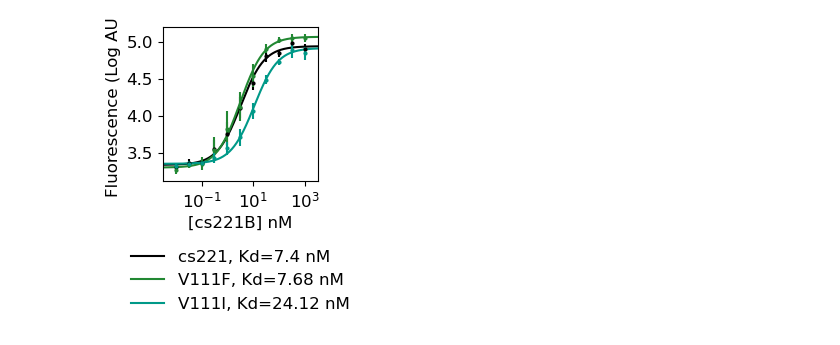
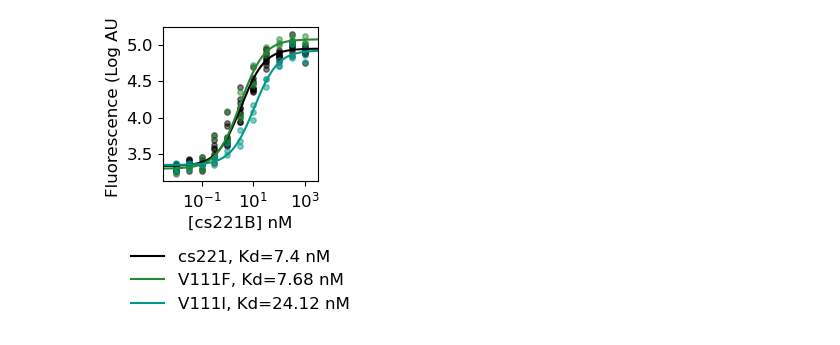
Before and after one commit to scrilly23/hinge_switch_tuning, a Jupyter notebook: fit_curves.ipynb, the cells around one changed output. Drawn from its saved outputs; the diff is of its cells as text; code cells hidden in the pictures.

```diff
--- a/fit_curves.ipynb
+++ b/fit_curves.ipynb
@@ -256,6 +265,9 @@ for variant in ctrl_variants:
 # %%
 ####PLOT NEW VARIANT BINDING CURVES####
 ##NEW V111 ONLY####
+
+plt.figure(figsize=(2,2))
+plot_error = False
 
 file_list = os.listdir(new_variants_indir)
 x_vals_dict = {}
@@ -324,42 +336,51 @@ for variant in new_variants:
 
 plotted_curve_range = np.linspace(-2.5, 3.5, 100000)
 
 for variant in new_variants:
 
     #plot mean curve
     variant_array = popt_dict[variant]
     avg_popt = np.mean(variant_array, axis=0)
 
     kd_val = round(10**(avg_popt[0]), 2)
 
     plt.plot((10**plotted_curve_range), sigmoid(plotted_curve_range, avg_popt[0], avg_popt[1], avg_popt[2]), ls='-', color=plot_color_dict[variant], label=f'{legend_label_dict[variant]}, Kd={kd_val} nM')
 
-    #calculate mean and error for data points
-    variant_x_val_array = x_vals_dict[variant]
-    variant_y_val_array = y_vals_dict[variant]
+    if plot_error is True:
+        #calculate mean and error for data points
+        variant_x_val_array = x_vals_dict[variant]
+        variant_y_val_array = y_vals_dict[variant]
 
-    y_mean = np.nanmean(variant_y_val_array, axis=0)
+        y_mean = np.nanmean(variant_y_val_array, axis=0)
 
-    #uncomment below to plot standard deviation error bars
-    error = stats.tstd(variant_y_val_array, axis=0)
+        #uncomment below to plot standard deviation error bars
+        error = stats.tstd(variant_y_val_array, axis=0)
 
-    #uncomment below to plot 95% confidence interval error bars
-    #error = stats.t.interval(0.95, len(y_mean)-1, loc=y_mean, scale=stats.sem(variant_y_val_array, axis=0))
+        #uncomment below to plot 95% confidence interval error bars
+        #error = stats.t.interval(0.95, len(y_mean)-1, loc=y_mean, scale=stats.sem(variant_y_val_array, axis=0))
 
-    plt.errorbar((10**-variant_x_val_array[0,]), y_mean, yerr=error, fmt='o', color=plot_color_dict[variant], markersize=2)
+        plt.errorbar((10**-variant_x_val_array[0,]), y_mean, yerr=error, fmt='o', color=plot_color_dict[variant], markersize=2)
 
-    #uncomment below to plot mean point only
-    #plt.scatter((10**-variant_x_val_array[0,]), y_mean, color=plot_color_dict[variant], s=5)
+        #uncomment below to plot mean point only
+        #plt.scatter((10**-variant_x_val_array[0,]), y_mean, color=plot_color_dict[variant], s=5)
+
+    else:
+        #plot points from each replicate
+        variant_x_val_array = x_vals_dict[variant]
+        variant_y_val_array = y_vals_dict[variant]
+        for rep in range(variant_x_val_array.shape[0]):
+            plt.scatter((10**-variant_x_val_array[rep,]), variant_y_val_array[rep,], color=plot_color_dict[variant], s=15, alpha=0.5)
 
     #plot settings
+    plt.rcParams["figure.figsize"] = [2,2]
     plt.xscale('log')
     plt.xlim(10**-2.5, 10**3.5)
     plt.xlabel('[cs221B] nM', fontsize=12)
     plt.ylabel('Fluorescence (Log AU)', fontsize=12)
     plt.xticks(fontsize=12)
     plt.yticks(fontsize=12)
     plt.legend(loc='upper center', bbox_to_anchor=[0.5,-0.35], fontsize=12, frameon=False)
 
     #plt.savefig(outdir + '/' + file_header + '_new_V111_binding_curves.png', dpi=300, pad_inches=0.1, bbox_inches = 'tight')
 # %% [output]
-[figure, old version]
+[figure, new version]
```
Also changed, not shown: parts of 2 cells of this notebook.
